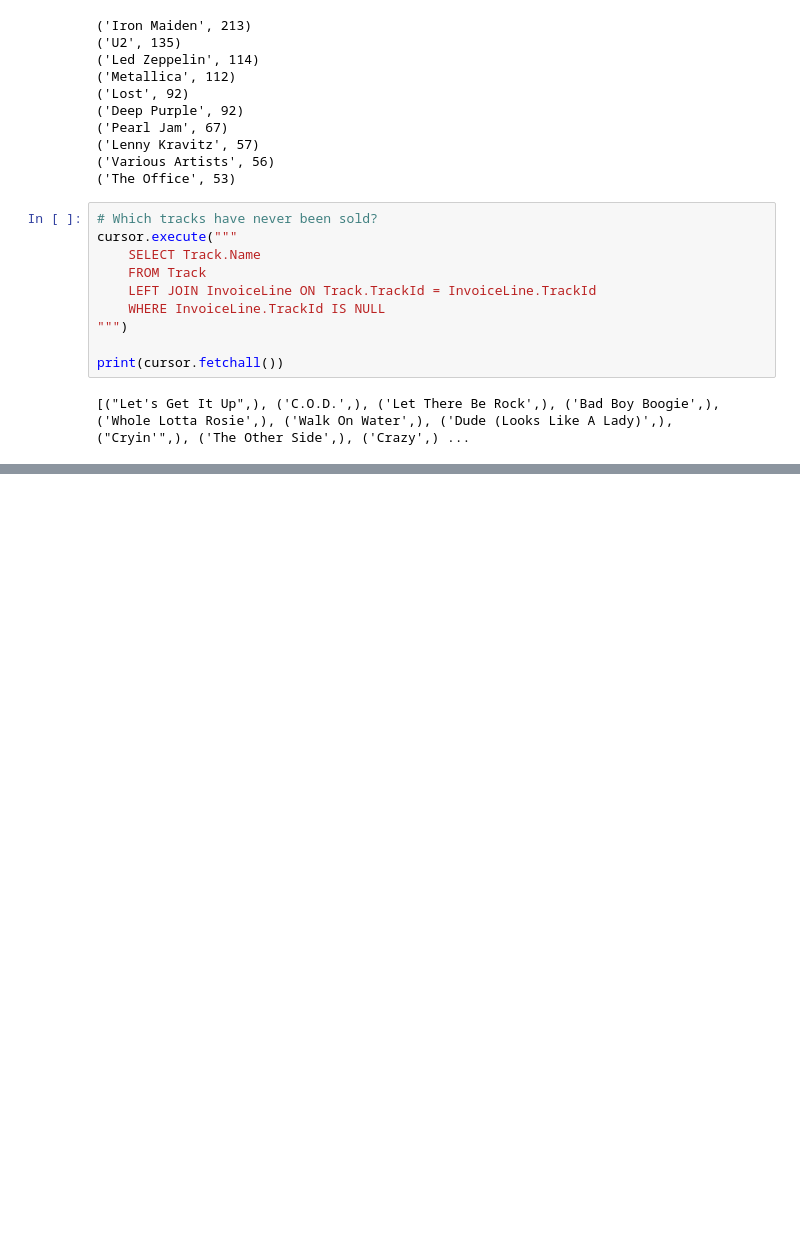
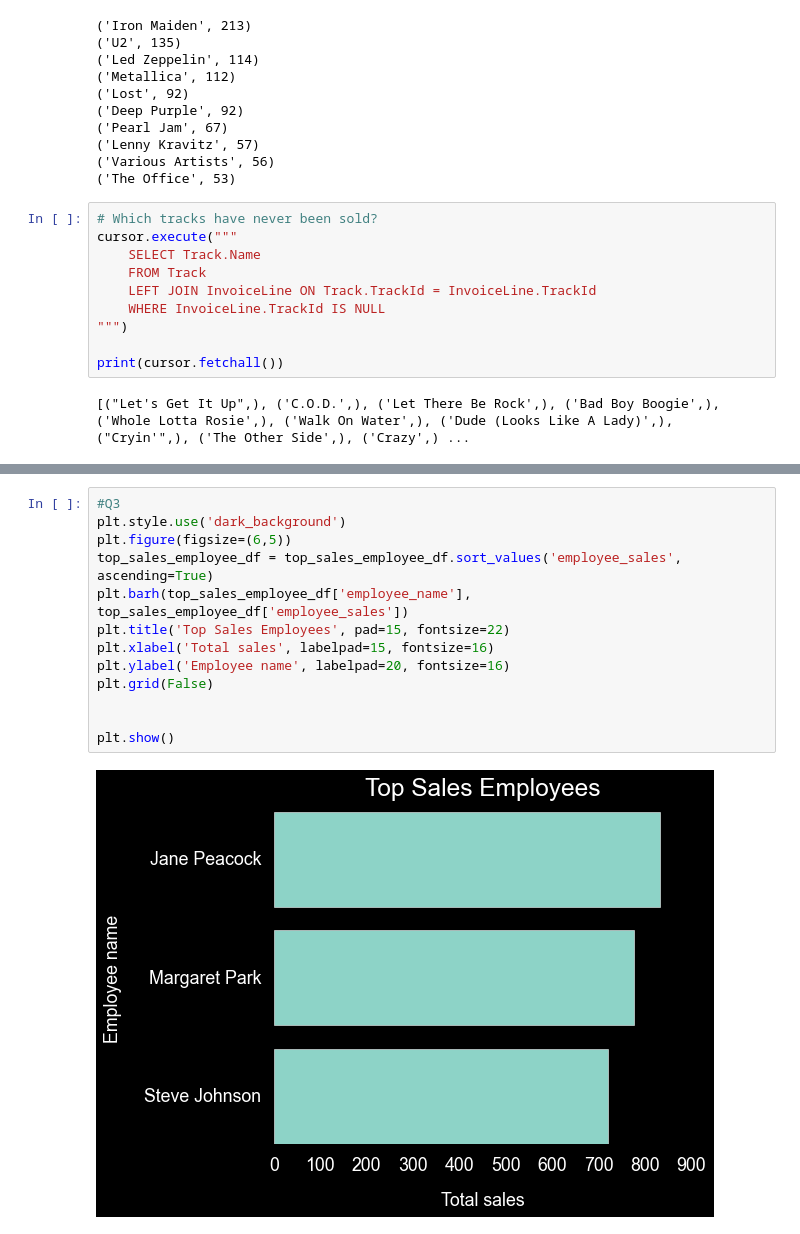
Before and after one commit to betancourt-ncs/chinook-analysis-sql, a Jupyter notebook: chinook_analysis.ipynb, the cells around one changed output, grey strips where cells are left out. Cells and saved outputs as stored; diff of their text form; blank space fills up the shorter version.

```diff
--- a/chinook_analysis.ipynb
+++ b/chinook_analysis.ipynb
@@ -149,0 +248,15 @@ print(cursor.fetchall())
+# %%
+#Q3
+plt.style.use('dark_background')
+plt.figure(figsize=(6,5))
+top_sales_employee_df = top_sales_employee_df.sort_values('employee_sales', ascending=True)
+plt.barh(top_sales_employee_df['employee_name'], top_sales_employee_df['employee_sales'])
+plt.title('Top Sales Employees', pad=15, fontsize=22)
+plt.xlabel('Total sales', labelpad=15, fontsize=16)
+plt.ylabel('Employee name', labelpad=20, fontsize=16)
+plt.grid(False)
+
+
+plt.show()
+# %% [output]
+[figure, added]
```
Also changed, not shown: parts of 5 cells of this notebook.
